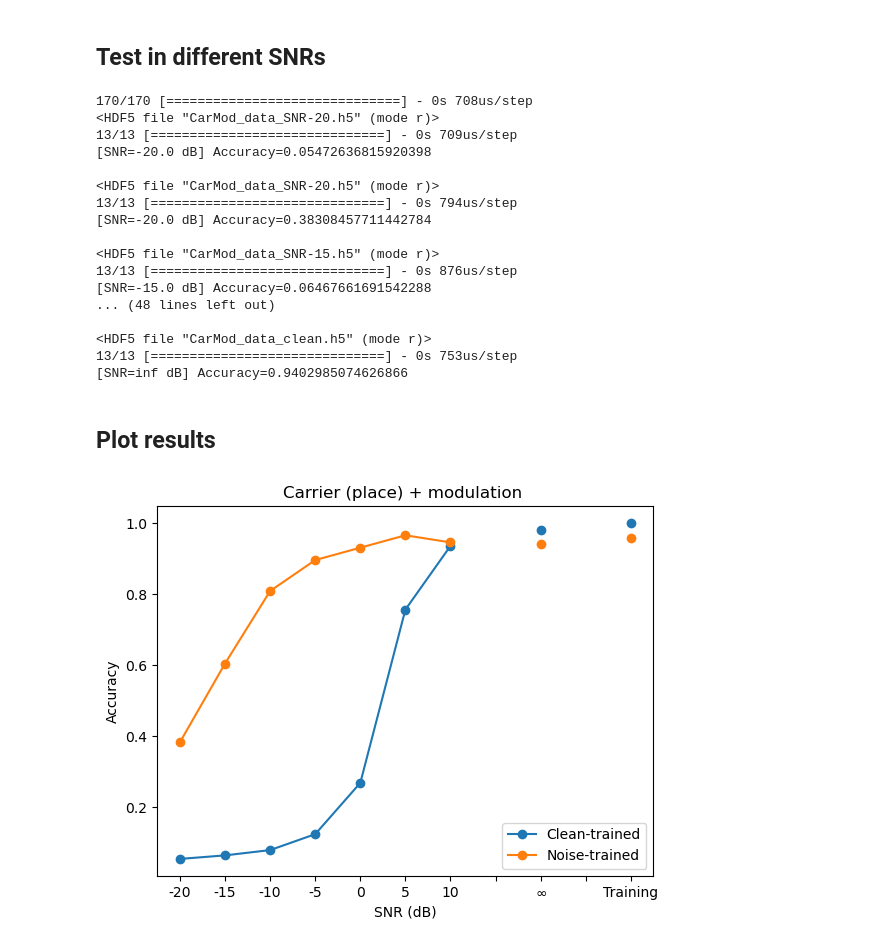
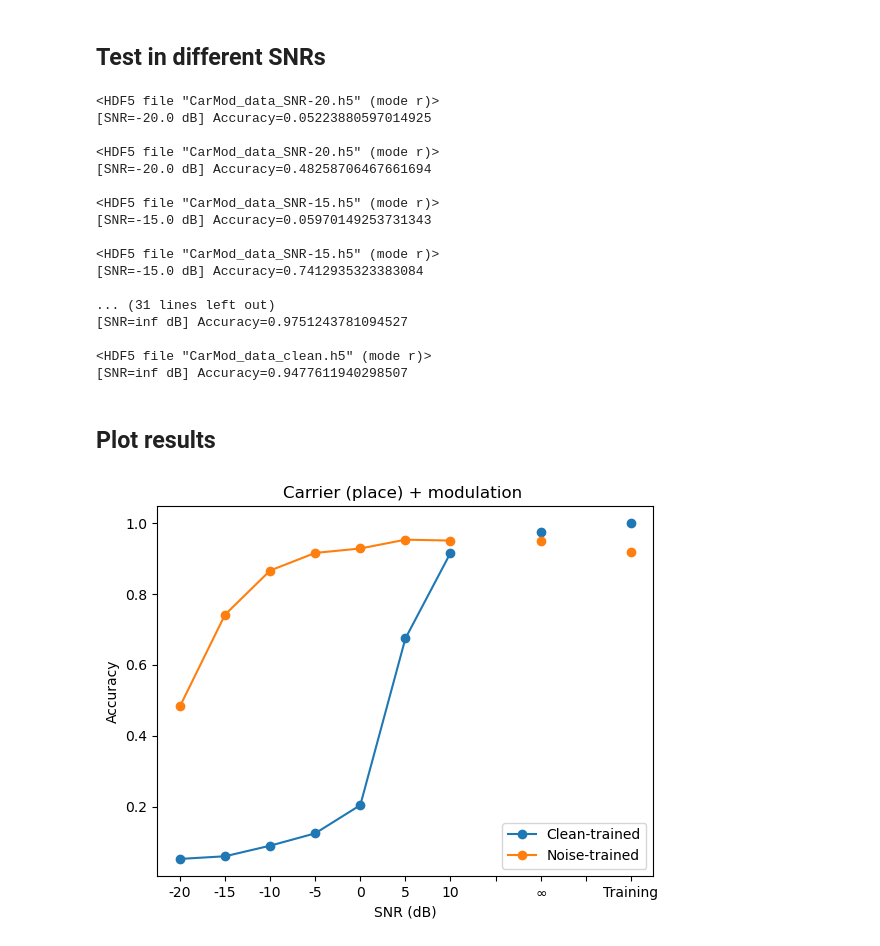
Before and after one commit to sbp894/MLmodels_CVox, a Jupyter notebook: Code/run_CarMod_MLP.ipynb, the cells around one changed output. Drawn from its saved outputs; the diff is of its cells as text; code cells hidden in the pictures.

Commit message:
Updated run_CarMod_MLP to (1) train the model with all SNRs by specifying the weight of each SNR, (2) test at all SNRs

```diff
--- a/Code/run_CarMod_MLP.ipynb
+++ b/Code/run_CarMod_MLP.ipynb
@@ -20,6 +20,7 @@ from scipy.io import savemat
 all_snrs= np.arange(-20.0, 11, 5)
 all_snrs= np.append(all_snrs, np.inf)
 snr_training_weights= np.flip(len(all_snrs)-np.arange(len(all_snrs)))/len(all_snrs)
+# snr_training_weights = np.ones(all_snrs.shape)
 print(snr_training_weights)
 
 root_data_dir= '../Datasets/CarModPow/PyData/'
@@ -49,7 +50,11 @@ for snr_value,snr_weight in zip(all_snrs[0:-1], snr_training_weights[0:-1]):
     cur_x = np.reshape(cur_x,(cur_x.shape[0],cur_x.shape[1]*cur_x.shape[2]))
     cur_y = np.ravel(np.array(cur_dataset["data_label_y"][:]))
 
-    sample_inds_training, _= train_test_split(np.arange(len(train_inds)), test_size= 1-snr_weight, random_state=1)
+    if snr_weight is 1:
+        sample_inds_training, _= train_test_split(np.arange(len(train_inds)), test_size= 1-snr_weight, random_state=1)
+    else:
+        sample_inds_training = np.ones(train_inds.shape)==1
+
 
     all_train_x_orig = np.concatenate((all_train_x_orig, cur_x[train_inds[sample_inds_training]]))
     all_train_y_orig = np.concatenate((all_train_y_orig, cur_y[train_inds[sample_inds_training]]))
@@ -119,7 +124,8 @@ tf.random.set_seed(1234)  # applied to achieve consistent results
 # Define the model
 MLPclean = Sequential(
     [
-        Dense(10, activation = 'relu',   name = "L1"),
+        Dense(15, activation = 'relu',   name = "L1"),
+        Dropout(0.2),
         Dense(5, activation = 'linear', name = "L2")
     ]
 )
@@ -187,7 +191,7 @@ tf.random.set_seed(1234)  # applied to achieve consistent results
 # Define the model
 MLPnoisy = Sequential(
     [
-        Dense(10, activation = 'relu',   name = "L1"),
+        Dense(20, activation = 'relu',   name = "L1"),
         Dense(5, activation = 'linear', name = "L2")
     ]
 )
@@ -202,6 +206,6 @@ MLPnoisy.compile(
 # Fit the model
 MLPnoisy.fit(
     all_train_x_norm, all_train_y_orig,
-    epochs=50,
+    epochs=200,
 )
 # %% [output]
@@ -269,51 +273,50 @@ for snr_value,iter in zip(all_snrs,range(len(all_snrs))):
     test_accuracy_noisyMLP[iter]= test_MLP_snr(MLPnoisy, minmax_scaler, snr_value, test_inds)
     # print(f"SNR={snr_value} dB | Accuracy={test_accuracy[iter]}")
 # %% [output]
-170/170 [==============================] - 0s 708us/step
 <HDF5 file "CarMod_data_SNR-20.h5" (mode r)>
-13/13 [==============================] - 0s 709us/step
-[SNR=-20.0 dB] Accuracy=0.05472636815920398
+[SNR=-20.0 dB] Accuracy=0.05223880597014925
 
 <HDF5 file "CarMod_data_SNR-20.h5" (mode r)>
-13/13 [==============================] - 0s 794us/step
-[SNR=-20.0 dB] Accuracy=0.38308457711442784
+[SNR=-20.0 dB] Accuracy=0.48258706467661694
 
 <HDF5 file "CarMod_data_SNR-15.h5" (mode r)>
-13/13 [==============================] - 0s 876us/step
-[SNR=-15.0 dB] Accuracy=0.06467661691542288
-... (48 lines left out)
+[SNR=-15.0 dB] Accuracy=0.05970149253731343
+
+<HDF5 file "CarMod_data_SNR-15.h5" (mode r)>
+[SNR=-15.0 dB] Accuracy=0.7412935323383084
+
+... (31 lines left out)
+[SNR=inf dB] Accuracy=0.9751243781094527
 
 <HDF5 file "CarMod_data_clean.h5" (mode r)>
-13/13 [==============================] - 0s 753us/step
-[SNR=inf dB] Accuracy=0.9402985074626866
+[SNR=inf dB] Accuracy=0.9477611940298507
 # %% [markdown]
 ## Plot results
 # %%
-doSave = 0
+doSave = True
 plot_snr= copy.deepcopy(all_snrs)
 plot_snr[np.isinf(plot_snr)] = 20
 plot_snr = np.append(plot_snr[:-1], [15, plot_snr[-1], 25, 30])
 plot_snr_label = [str(item.astype('int')) for item in plot_snr[:-4]] + [''] + ['$\infty$'] + [''] + ['Training']
 plt_accuracy_clean = np.append(test_accuracy_cleanMLP[:-1], [np.nan, test_accuracy_cleanMLP[-1], np.nan, train_accuracy_cleanMLP])
 plt_accuracy_noisy = np.append(test_accuracy_noisyMLP[:-1], [np.nan, test_accuracy_noisyMLP[-1], np.nan, train_accuracy_noisyMLP])
 
 plt.plot(plot_snr, plt_accuracy_clean, 'o-', label="Clean-trained")
 plt.plot(plot_snr, plt_accuracy_noisy, 'o-', label="Noise-trained")
 plt.xlabel("SNR (dB)")
 plt.ylabel("Accuracy")
 plt.title("Carrier (place) + modulation ")
 plt.legend(loc='lower right')
 plt.xticks(ticks=plot_snr, labels=plot_snr_label)
 
 out_CarMod_classify_file = root_data_dir + 'CarMod_classify_out'
 if doSave:
     np.savez(out_CarMod_classify_file + '.npz', all_snrs=all_snrs, \
-        minmax_scaler=minmax_scaler, MLPclean=MLPclean, MLPnoisy=MLPnoisy, \
         train_accuracy_cleanMLP=train_accuracy_cleanMLP, train_accuracy_noisyMLP=train_accuracy_noisyMLP, \
         test_accuracy_cleanMLP=test_accuracy_cleanMLP, test_accuracy_noisyMLP=test_accuracy_noisyMLP)
 
     mat_dict= {"all_snrs":all_snrs, "train_accuracy_cleanMLP":train_accuracy_cleanMLP, "train_accuracy_noisyMLP":train_accuracy_noisyMLP, \
             "test_accuracy_cleanMLP":test_accuracy_cleanMLP, "test_accuracy_noisyMLP":test_accuracy_noisyMLP}
     savemat(out_CarMod_classify_file + '.mat', mat_dict)
 # %% [output]
-[figure, old version]
+[figure, new version]
```
Also changed, not shown: parts of 5 cells of this notebook.
